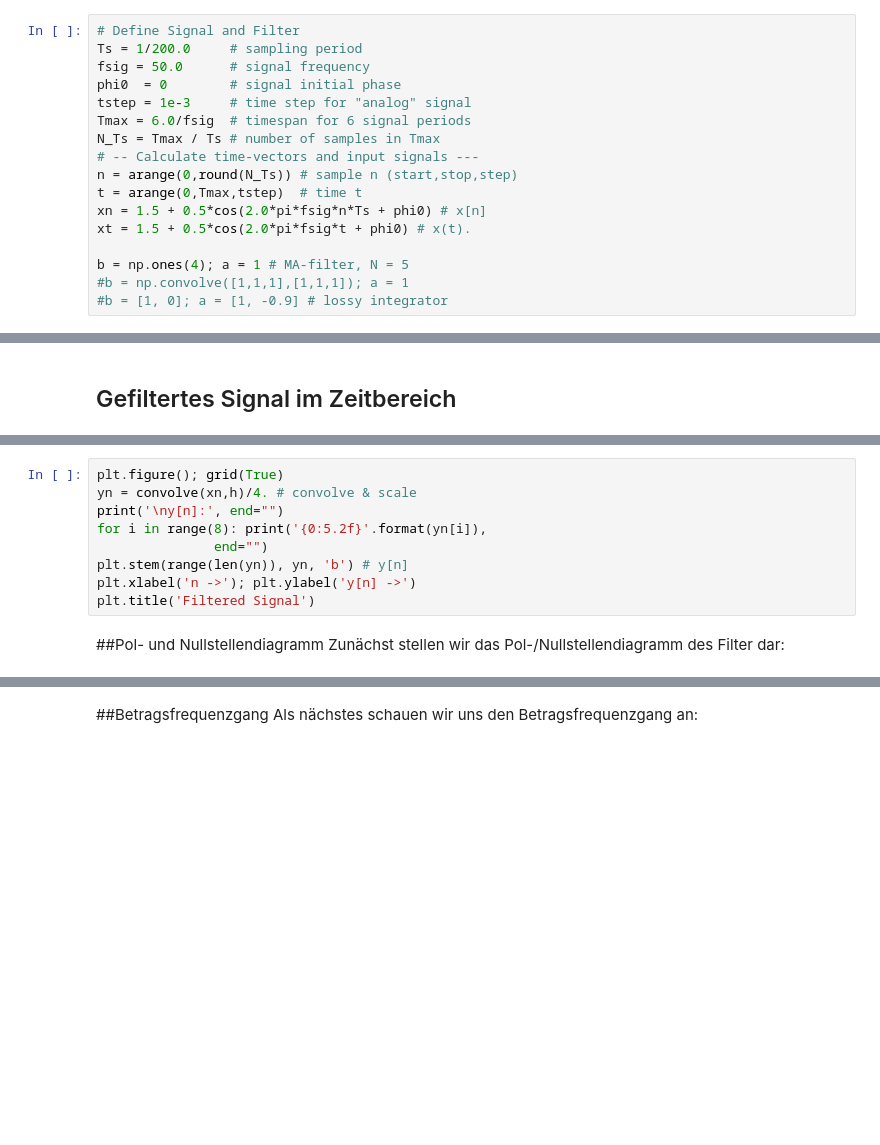
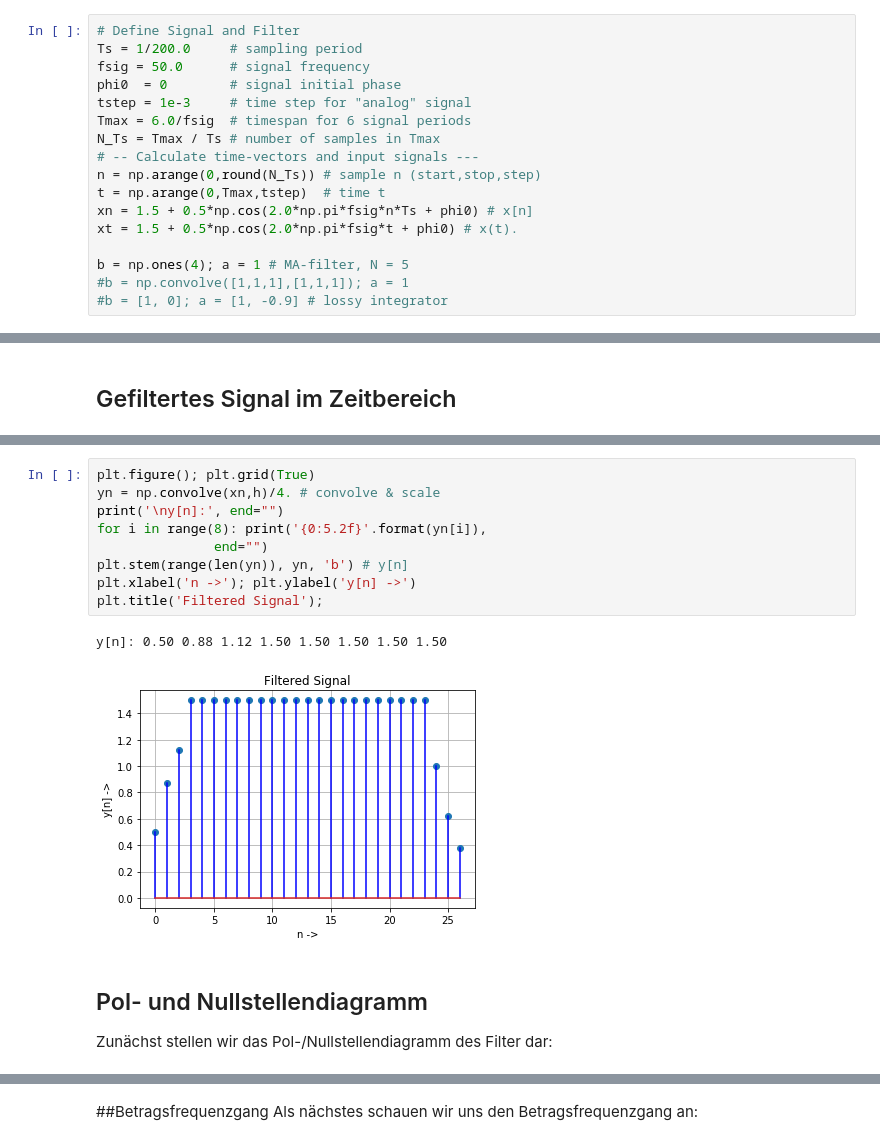
Before and after one commit to chipmuenk/dsp, a Jupyter notebook: notebooks/02_LTF/dsvFPGA-LTI_F.ipynb, the cells around one changed output, grey strips where cells are left out. Drawn from its saved outputs; the diff is of its cells as text; blank space fills up the shorter version.

```diff
--- a/notebooks/02_LTF/dsvFPGA-LTI_F.ipynb
+++ b/notebooks/02_LTF/dsvFPGA-LTI_F.ipynb
@@ -37,10 +39,10 @@ tstep = 1e-3     # time step for "analog" signal
 Tmax = 6.0/fsig  # timespan for 6 signal periods
 N_Ts = Tmax / Ts # number of samples in Tmax
 # -- Calculate time-vectors and input signals ---
-n = arange(0,round(N_Ts)) # sample n (start,stop,step)
-t = arange(0,Tmax,tstep)  # time t
-xn = 1.5 + 0.5*cos(2.0*pi*fsig*n*Ts + phi0) # x[n]
-xt = 1.5 + 0.5*cos(2.0*pi*fsig*t + phi0) # x(t).
+n = np.arange(0,round(N_Ts)) # sample n (start,stop,step)
+t = np.arange(0,Tmax,tstep)  # time t
+xn = 1.5 + 0.5*np.cos(2.0*np.pi*fsig*n*Ts + phi0) # x[n]
+xt = 1.5 + 0.5*np.cos(2.0*np.pi*fsig*t + phi0) # x(t).
 
 b = np.ones(4); a = 1 # MA-filter, N = 5
 #b = np.convolve([1,1,1],[1,1,1]); a = 1
@@ -79,14 +87,17 @@ plt.title('Impulse Response h[n]');
 # %%
-plt.figure(); grid(True)
-yn = convolve(xn,h)/4. # convolve & scale
+plt.figure(); plt.grid(True)
+yn = np.convolve(xn,h)/4. # convolve & scale
 print('\ny[n]:', end="")
 for i in range(8): print('{0:5.2f}'.format(yn[i]),
                end="")
 plt.stem(range(len(yn)), yn, 'b') # y[n]
 plt.xlabel('n ->'); plt.ylabel('y[n] ->')
-plt.title('Filtered Signal')
+plt.title('Filtered Signal');
+# %% [output]
+y[n]: 0.50 0.88 1.12 1.50 1.50 1.50 1.50 1.50
+[figure, added]
 # %% [markdown]
-##Pol- und Nullstellendiagramm
+## Pol- und Nullstellendiagramm
 Zunächst stellen wir das Pol-/Nullstellendiagramm des Filter dar:
 # %%
 # ----- P/Z-Plot -----
```
Also changed, not shown: parts of 6 cells of this notebook, 4 other files.
